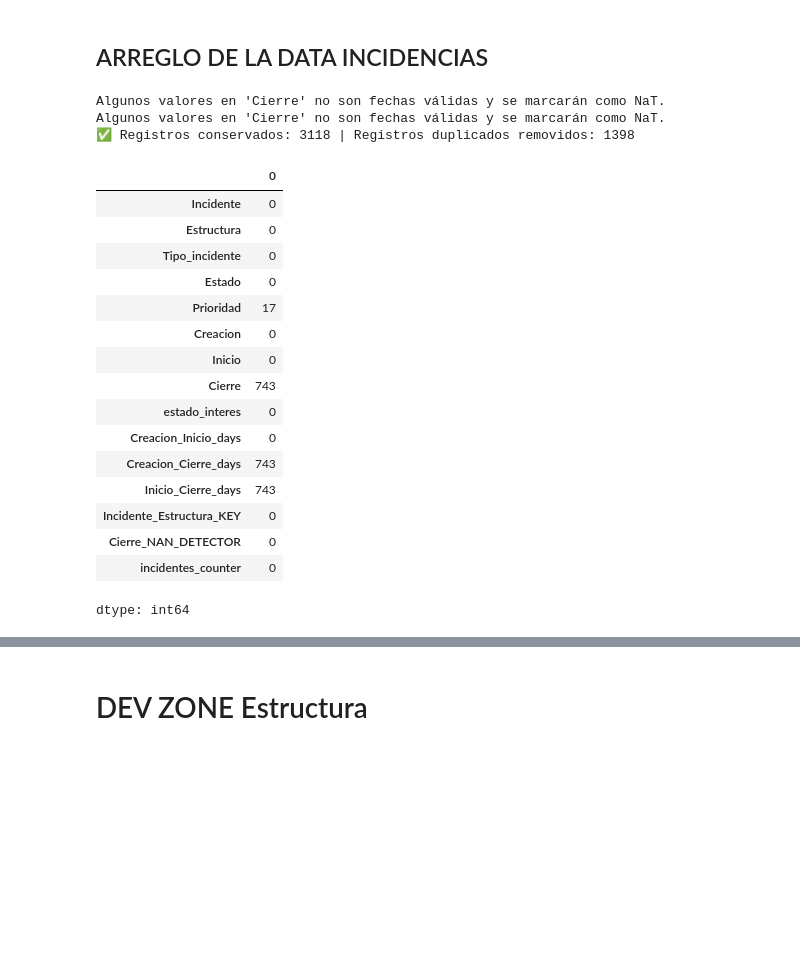
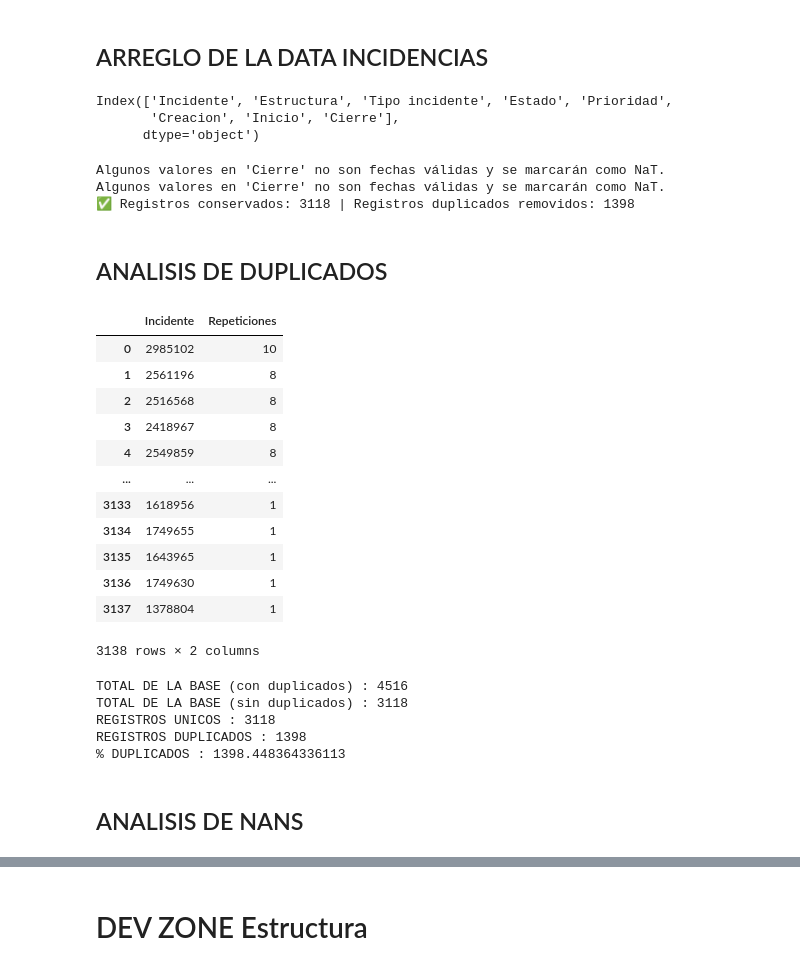
Before and after one commit to WMARBAR/CProgram_incidencias, a Jupyter notebook: constructor4_proyecto_II.ipynb, the cells around one changed output, grey strips where cells are left out. Saved outputs shown, nothing was run; the diff lists cells and outputs as text; code cells hidden in the pictures; blank space fills up the shorter version.

Commit message:
arreglo de base de datos con instrucciones del profe

```diff
--- a/constructor4_proyecto_II.ipynb
+++ b/constructor4_proyecto_II.ipynb
@@ -277,15 +320,24 @@ def contar_columnas_con_dato(df, columnas):
 # %%
 
 df_incidentes = load_excel("./input/incidentes1.xlsx")
+df_incidentes_original=load_excel("./input/incidentes1.xlsx")
 df_estructura = load_excel("./input/estructura1.xlsx")
 # %% [markdown]
 # DEV ZONE INCIDENCIAS
 # %% [markdown]
 ## ARREGLO DE LA DATA INCIDENCIAS
+# %%
+df_incidentes.columns
+# %% [output]
+Index(['Incidente', 'Estructura', 'Tipo incidente', 'Estado', 'Prioridad',
+       'Creacion', 'Inicio', 'Cierre'],
+      dtype='object')
 # %%
-df_incidentes.columns
+
 df_incidentes=marcar_estado_interes(df_incidentes,'Estado')
 df_incidentes=ones_selector(df_incidentes,'estado_interes')
+df_incidentes_original=marcar_estado_interes(df_incidentes_original,'Estado')
+df_incidentes_original=ones_selector(df_incidentes_original,'estado_interes')
 # %%
 
 df_incidentes=delta_dates(df_incidentes,'Creacion','Inicio')
@@ -297,25 +349,42 @@ df_incidentes, df_incidentes_dups =deduplicar_incidentes(df_incidentes)
 df_incidentes=nan_detector_column(df_incidentes,'Cierre')
 df_incidentes=limpiar_nombres_columnas(df_incidentes)
 df_incidentes['incidentes_counter']=1
-df_incidentes.isna().sum()
 # %% [output]
 Algunos valores en 'Cierre' no son fechas válidas y se marcarán como NaT.
 Algunos valores en 'Cierre' no son fechas válidas y se marcarán como NaT.
 ✅ Registros conservados: 3118 | Registros duplicados removidos: 1398
-|  | 0 |
-| Incidente | 0 |
-| Estructura | 0 |
-| Tipo_incidente | 0 |
-| Estado | 0 |
-| Prioridad | 17 |
-| Creacion | 0 |
-| Inicio | 0 |
-| Cierre | 743 |
-| estado_interes | 0 |
-| Creacion_Inicio_days | 0 |
-| Creacion_Cierre_days | 743 |
-| Inicio_Cierre_days | 743 |
-| Incidente_Estructura_KEY | 0 |
-| Cierre_NAN_DETECTOR | 0 |
-| incidentes_counter | 0 |
-dtype: int64
+# %% [markdown]
+## ANALISIS DE DUPLICADOS
+# %%
+base_nodup=len(df_incidentes)
+base_dup=len(df_incidentes_dups)
+
+conteo_duplicados_por_llave(df_incidentes_original,'Incidente')
+# %% [output]
+|  | Incidente | Repeticiones |
+| 0 | 2985102 | 10 |
+| 1 | 2561196 | 8 |
+| 2 | 2516568 | 8 |
+| 3 | 2418967 | 8 |
+| 4 | 2549859 | 8 |
+| ... | ... | ... |
+| 3133 | 1618956 | 1 |
+| 3134 | 1749655 | 1 |
+| 3135 | 1643965 | 1 |
+| 3136 | 1749630 | 1 |
+| 3137 | 1378804 | 1 |
+3138 rows × 2 columns
+# %%
+print(f'TOTAL DE LA BASE (con duplicados) : {base_nodup+base_dup}')
+print(f'TOTAL DE LA BASE (sin duplicados) : {base_nodup}')
+print(f'REGISTROS UNICOS : {base_nodup}')
+print(f'REGISTROS DUPLICADOS : {base_dup}')
+print(f'% DUPLICADOS : {base_dup/base_nodup+base_dup}')
+# %% [output]
+TOTAL DE LA BASE (con duplicados) : 4516
+TOTAL DE LA BASE (sin duplicados) : 3118
+REGISTROS UNICOS : 3118
+REGISTROS DUPLICADOS : 1398
+% DUPLICADOS : 1398.448364336113
+# %% [markdown]
+## ANALISIS DE NANS
```
Also changed, not shown: parts of 9 cells of this notebook.
